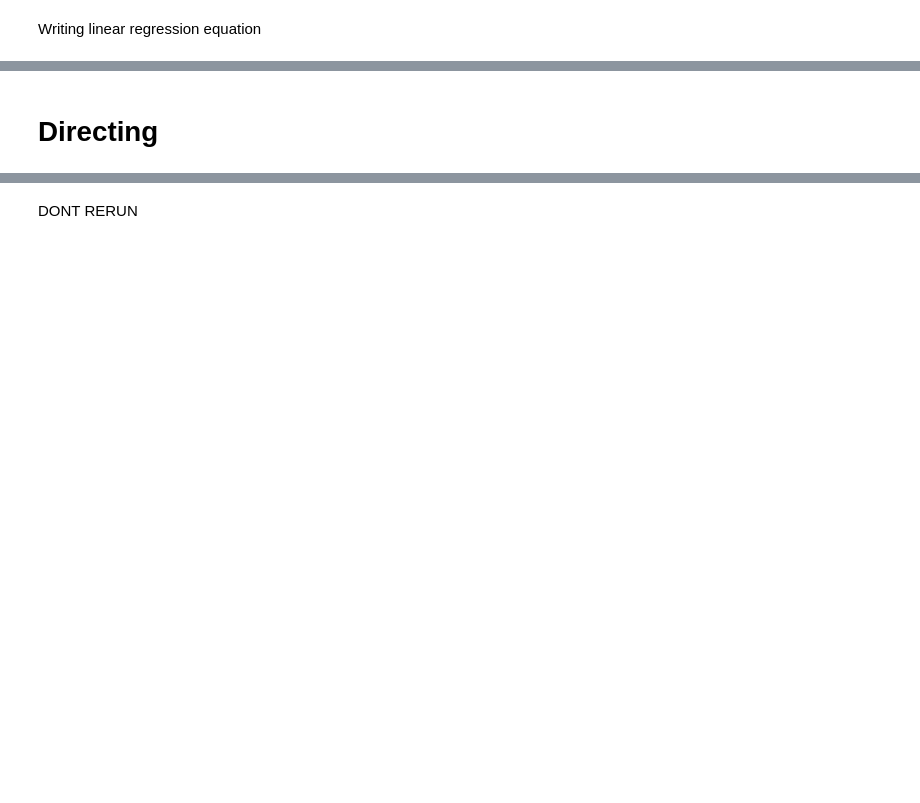
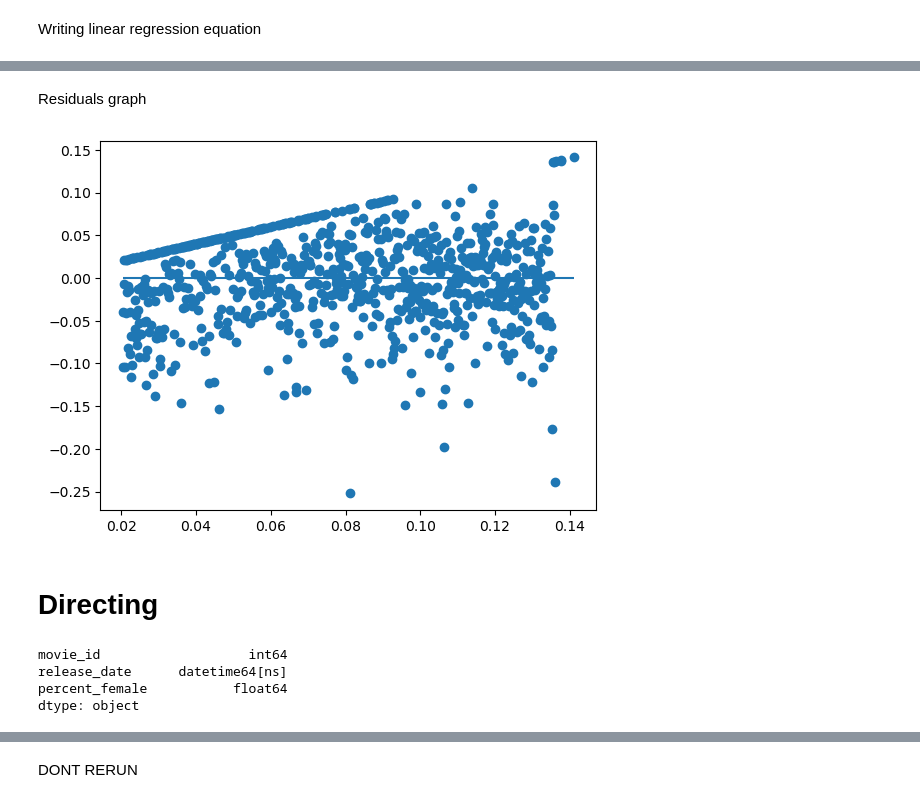
Before and after one commit to caseygomez/Female-Representation-In-The-Film-Industry, a Jupyter notebook: regression_by_dept.ipynb, the cells around one changed output, grey strips where cells are left out. Drawn from its saved outputs; the diff is of its cells as text; code cells hidden in the pictures; blank space fills up the shorter version.

```diff
--- a/regression_by_dept.ipynb
+++ b/regression_by_dept.ipynb
@@ -344,0 +515,4 @@ print(model_writ.intercept_)
+# %%
+predictions_writ = model_writ.predict(Xw)
+# error delete prediction vs actual data
+error_writ = predictions_writ - yw
@@ -345,3 +548,12 @@ print(model_writ.intercept_)
+# %% [markdown]
+Residuals graph
+# %%
+# Plot Residuals
+plt.scatter(predictions_writ, error_writ)
+plt.hlines(y=0, xmin=predictions_writ.min(), xmax=predictions_writ.max())
+plt.show()
+# %% [output]
+[figure, added]
 # %% [markdown]
 # Directing
 # %%
@@ -359,0 +563,9 @@ directing_df.dtypes
+# %%
+# change release_date column from string to datetime
+directing_df['release_date'] = pd.to_datetime(directing_df['release_date'])
+directing_df.dtypes
+# %% [output]
+movie_id                   int64
+release_date      datetime64[ns]
+percent_female           float64
+dtype: object
```
Also changed, not shown: parts of 58 cells of this notebook.
